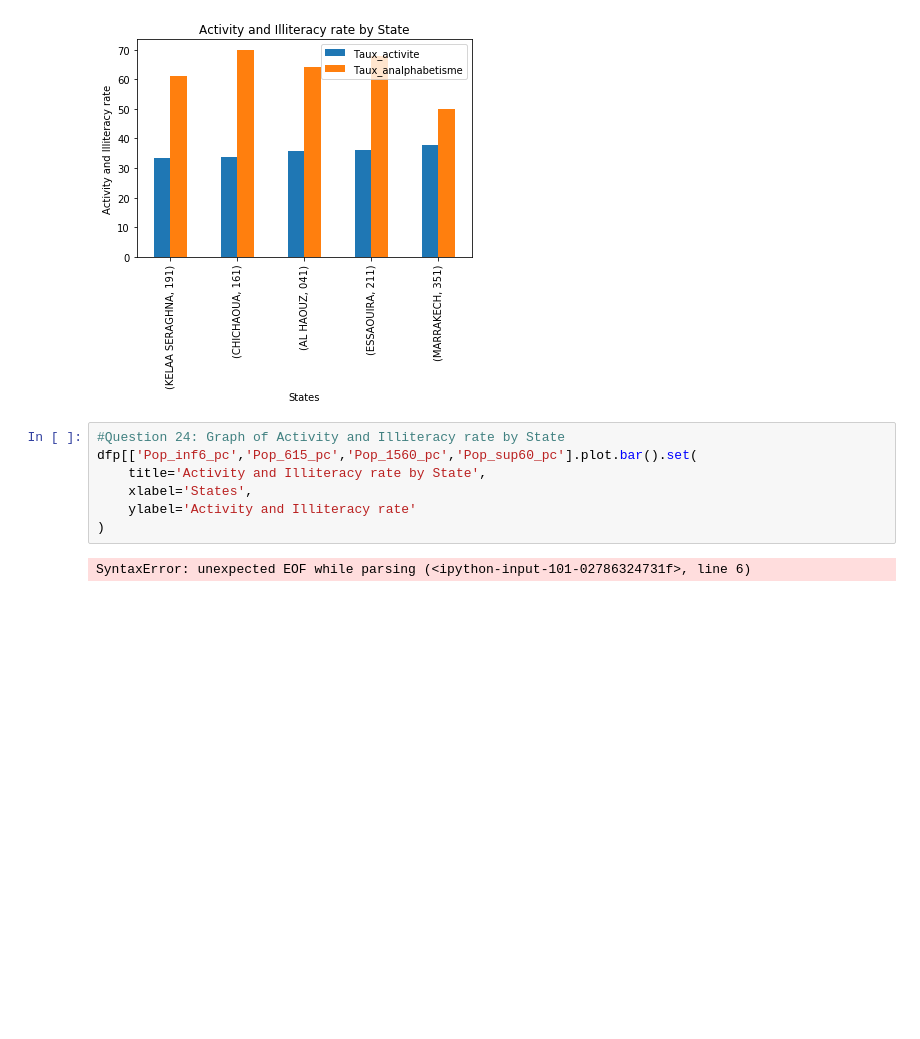
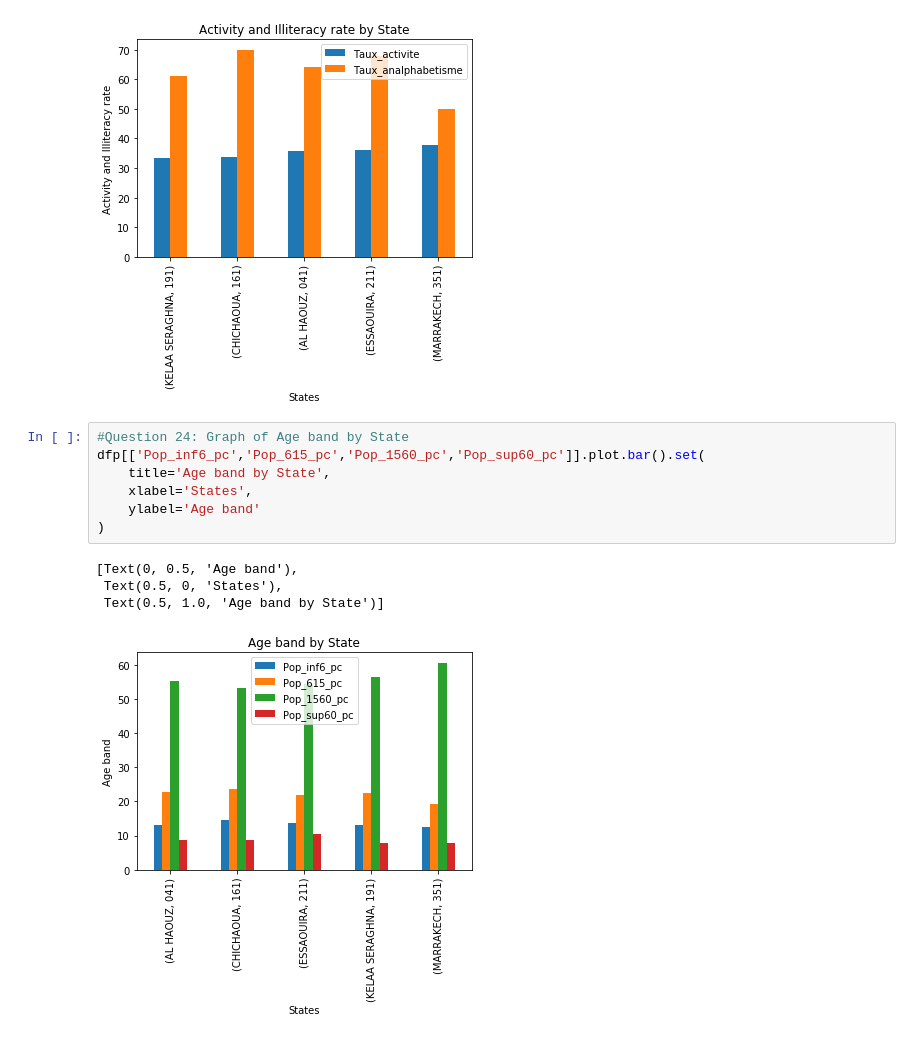
Before and after one commit to abidarelmehdi/moroccan-census-2004, a Jupyter notebook: projet.ipynb, the cells around one changed output. Drawn from its saved outputs; the diff is of its cells as text; blank space fills up the shorter version.

Commit message:
finished last question

```diff
--- a/projet.ipynb
+++ b/projet.ipynb
@@ -288,12 +291,15 @@ dfp[['Taux_activite', 'Taux_analphabetisme']].sort_values(['Taux_activite', 'Tau
  Text(0.5, 1.0, 'Activity and Illiteracy rate by State')]
 [figure]
 # %%
-#Question 24: Graph of Activity and Illiteracy rate by State
-dfp[['Pop_inf6_pc','Pop_615_pc','Pop_1560_pc','Pop_sup60_pc'].plot.bar().set(
-    title='Activity and Illiteracy rate by State',
+#Question 24: Graph of Age band by State
+dfp[['Pop_inf6_pc','Pop_615_pc','Pop_1560_pc','Pop_sup60_pc']].plot.bar().set(
+    title='Age band by State',
     xlabel='States',
-    ylabel='Activity and Illiteracy rate'
+    ylabel='Age band'
 )
 # %% [output]
-SyntaxError: unexpected EOF while parsing (<ipython-input-101-02786324731f>, line 6)
+[Text(0, 0.5, 'Age band'),
+ Text(0.5, 0, 'States'),
+ Text(0.5, 1.0, 'Age band by State')]
+[figure, added]
 # %%
```
Also changed, not shown: parts of 18 cells of this notebook, 5 other files.
